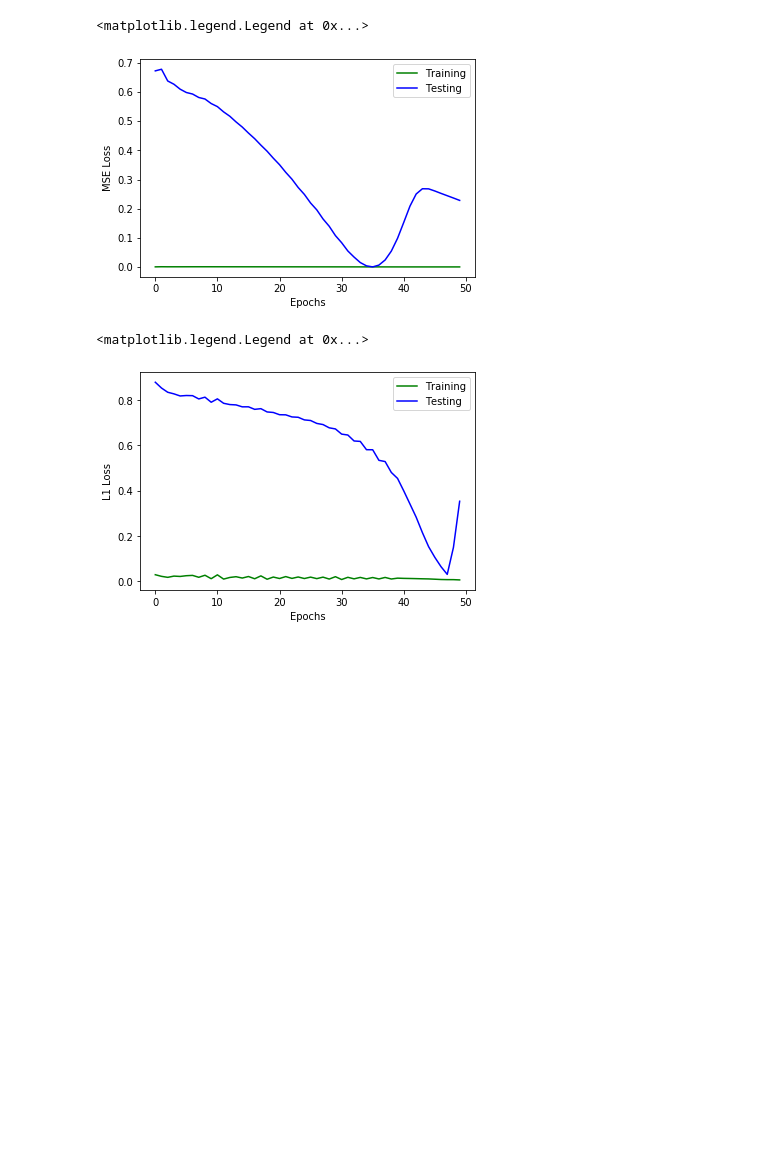
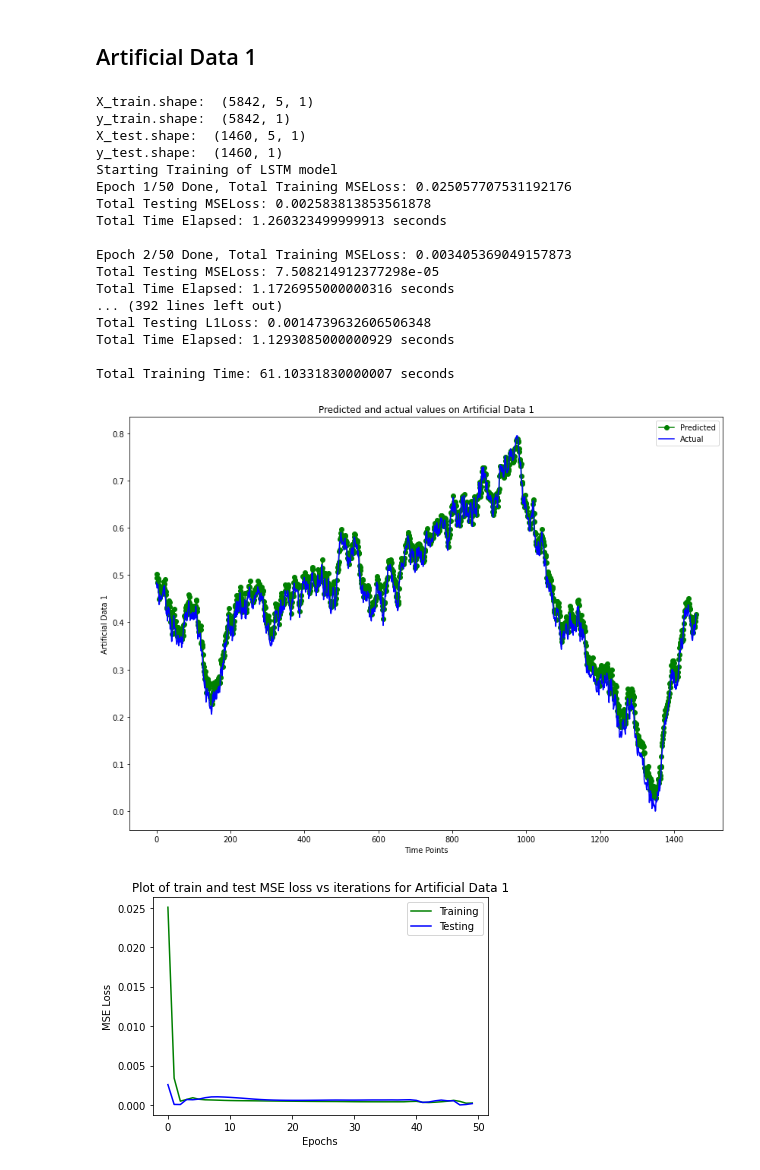
Before and after one commit to goodudetheboy/TimeSeriesWithNN, a Jupyter notebook: src/model/biRNN.ipynb, the cells around one changed output. Saved outputs shown, nothing was run; the diff lists cells and outputs as text; code cells hidden in the pictures; blank space fills up the shorter version.

```diff
--- a/src/model/biRNN.ipynb
+++ b/src/model/biRNN.ipynb
@@ -28,9 +28,9 @@ def split_data(stock, lookback):
 
     return [x_train, y_train, x_test, y_test]
 
-class LSTM(nn.Module):
+class biRNN(nn.Module):
     def __init__(self, input_dim, hidden_dim, num_layers, output_dim):
-        super(LSTM, self).__init__()
+        super(biRNN, self).__init__()
         self.hidden_dim = hidden_dim
         self.num_layers = num_layers
 
@@ -52,7 +52,7 @@ def train_mse(train_loader, test_loader, learn_rate, hidden_dim=64, EPOCHS=20, m
     output_dim = 1
     n_layers = 1
     # Instantiating the models
-    model = LSTM(input_dim, hidden_dim,  n_layers,output_dim)
+    model = biRNN(input_dim, hidden_dim,  n_layers,output_dim)
 
     # Defining loss function and optimizer
     criterion1 = nn.MSELoss()
@@ -123,7 +123,7 @@ def train_l1(train_loader, test_loader, learn_rate, hidden_dim=64, EPOCHS=20, mo
     output_dim = 1
     n_layers = 1
     # Instantiating the models
-    model = LSTM(input_dim, hidden_dim, output_dim, n_layers)
+    model = biRNN(input_dim, hidden_dim, output_dim, n_layers)
 
     # Defining loss function and optimizer
     criterion2 = nn.L1Loss()
@@ -235,15 +212,0 @@ sp500_df
-# %%
-# Scaling the input data
-sc = MinMaxScaler()
-#label_sc = MinMaxScaler()
-scaled_sp = sc.fit_transform(sp500_df.values)
-# Obtaining the Scale for the labels(usage data) so that output can be re-scaled to actual value during evaluation
-#label_sc.fit(microsoft_df.iloc[:,0].values.reshape(-1,1))
-lookback = 5
-train_x,train_y,test_x,test_y = split_data(scaled_sp, lookback)
-
-# Print data shape
-print('X_train.shape: ', train_x.shape)
-print('y_train.shape: ', train_y.shape)
-print('X_test.shape: ', test_x.shape)
-print('y_test.shape: ', test_y.shape)
@@ -261,4 +212,0 @@ test_loader = DataLoader(test_data, shuffle=False, batch_size=1, drop_last=True)
-# %%
-lr = 0.001
-gru_model5, mseloss_train, mseloss_test,predictions, values = train_mse(train_loader, test_loader,lr,EPOCHS=50, model_type="LSTM")
-gru_model5, l1loss_train, l1loss_test,predictions, values = train_l1(train_loader, test_loader,lr,EPOCHS=50, model_type="LSTM")
@@ -278,18 +212,0 @@ plt.legend()
-# %%
-plt.plot(mseloss_train, color="g", label="Training")
-plt.plot(mseloss_test, color="b", label="Testing")
-plt.xlabel('Epochs')
-plt.ylabel('MSE Loss')
-plt.legend()
-# %% [output]
-<matplotlib.legend.Legend at 0x...>
-[figure, removed]
-# %%
-plt.plot(l1loss_train, color="g", label="Training")
-plt.plot(l1loss_test, color="b", label="Testing")
-plt.xlabel('Epochs')
-plt.ylabel('L1 Loss')
-plt.legend()
-# %% [output]
-<matplotlib.legend.Legend at 0x...>
-[figure, removed]
@@ -295,0 +267,32 @@ plt.legend()
+# %%
+dataset_folder = "../../dataset/"
+artificial_data1 = pd.read_csv(dataset_folder + "Artificial_trend.csv")
+artificial_data2 = pd.read_csv(dataset_folder + "Artificial_trend1.csv")
+msft_data = pd.read_csv(dataset_folder + "microsoft.csv")
+oil_data = pd.read_csv(dataset_folder + "oil.csv")
+sp500_data = pd.read_csv(dataset_folder + "sp500.csv")
+bitcoin_data = pd.read_csv(dataset_folder + "coin.csv")
+# %% [markdown]
+## Artificial Data 1
+# %%
+run(artificial_data1, 1, "Artificial Data 1", "date")
+# %% [output]
+X_train.shape:  (5842, 5, 1)
+y_train.shape:  (5842, 1)
+X_test.shape:  (1460, 5, 1)
+y_test.shape:  (1460, 1)
+Starting Training of LSTM model
+Epoch 1/50 Done, Total Training MSELoss: 0.025057707531192176
+Total Testing MSELoss: 0.002583813853561878
+Total Time Elapsed: 1.260323499999913 seconds
+
+Epoch 2/50 Done, Total Training MSELoss: 0.003405369049157873
+Total Testing MSELoss: 7.508214912377298e-05
+Total Time Elapsed: 1.1726955000000316 seconds
+... (392 lines left out)
+Total Testing L1Loss: 0.0014739632606506348
+Total Time Elapsed: 1.1293085000000929 seconds
+
+Total Training Time: 61.10331830000007 seconds
+[figure, added]
+[figure, added]
```
Also changed, not shown: parts of 19 cells of this notebook.
